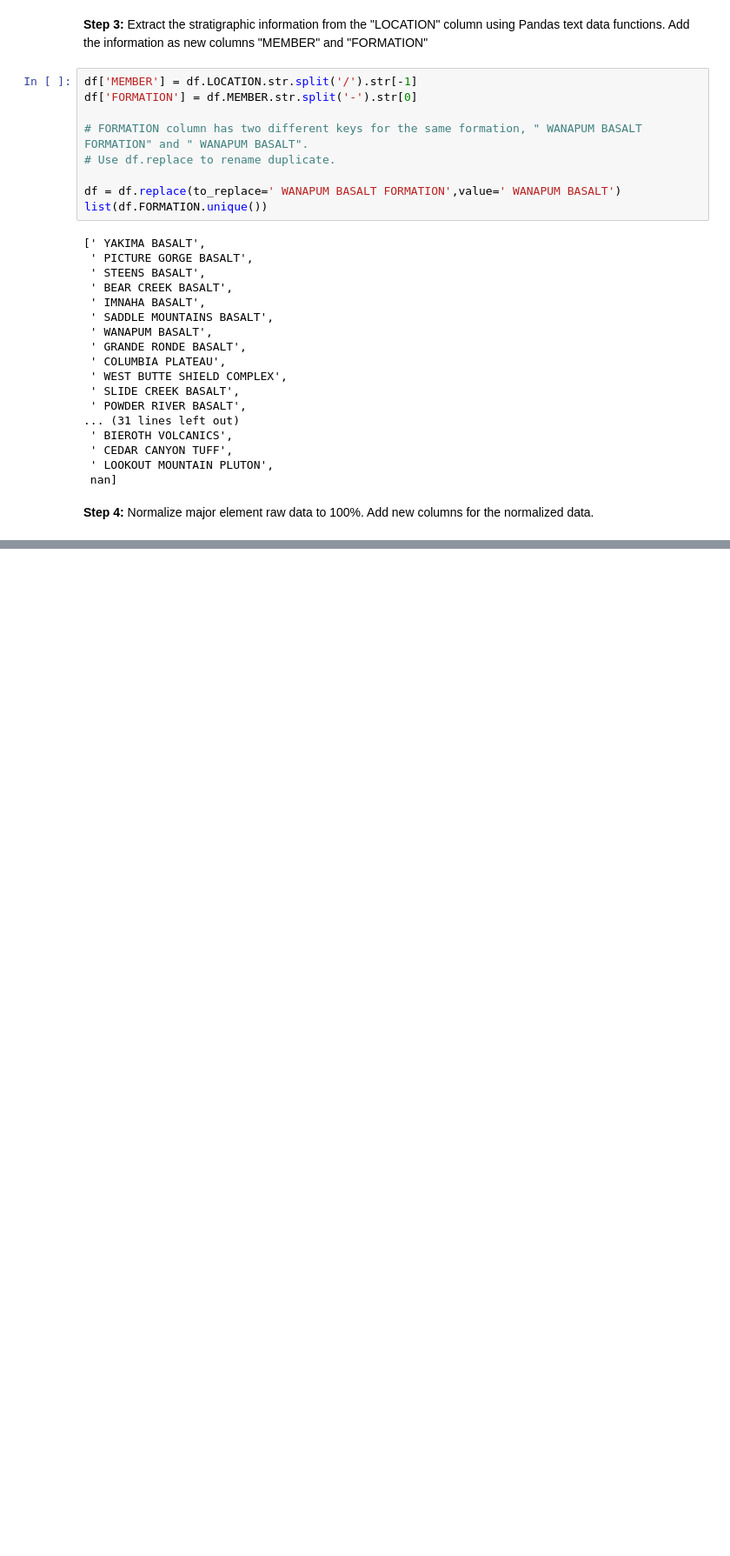
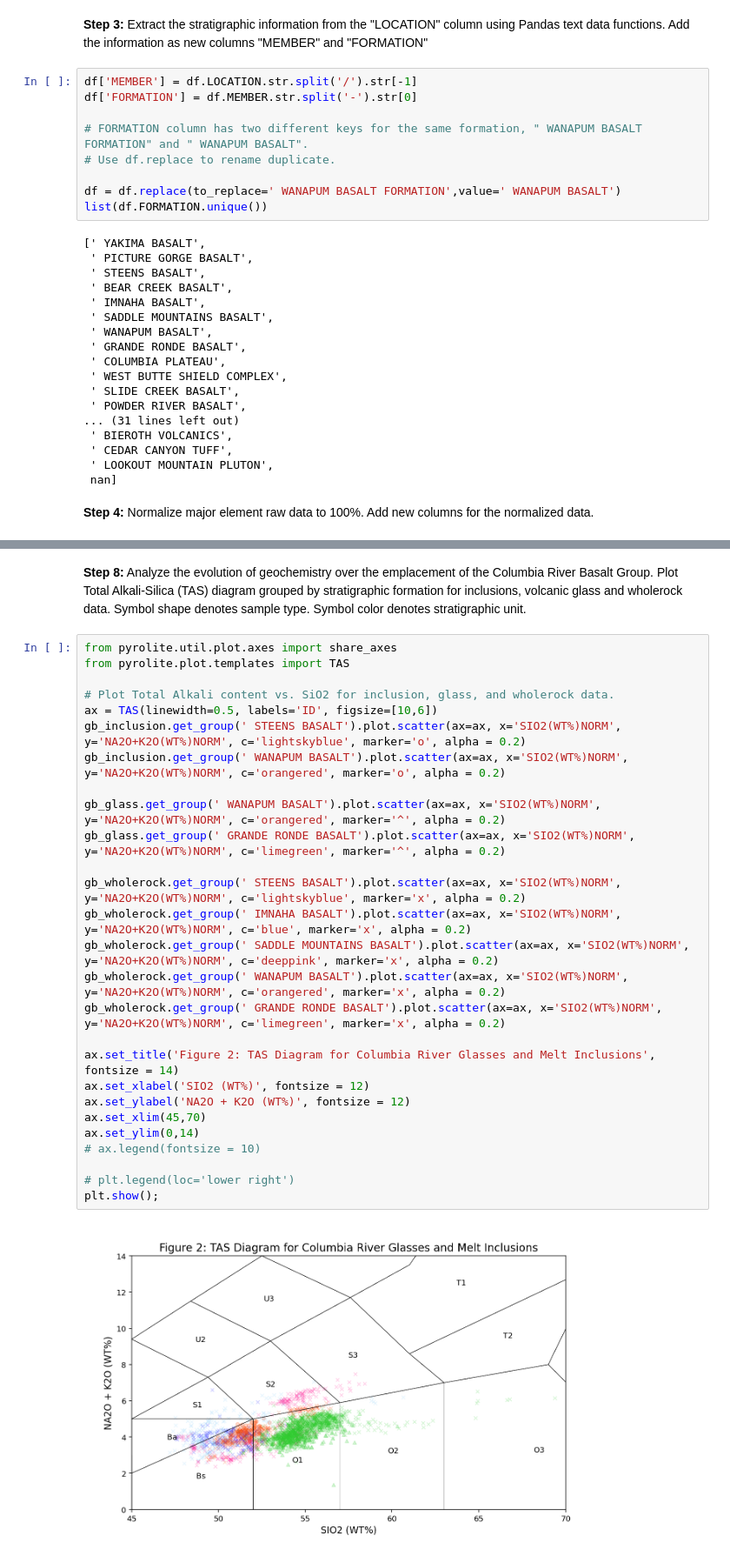
Before and after one commit to lhlinka/rces-final-project, a Jupyter notebook: finalproject.ipynb, the cells around one changed output, grey strips where cells are left out. Shown at 87% size. Saved outputs shown, nothing was run; the diff lists cells and outputs as text; blank space fills up the shorter version.

```diff
--- a/finalproject.ipynb
+++ b/finalproject.ipynb
@@ -245,0 +279,31 @@ ax[2].set_ylim(0,40);
+# %% [markdown]
+<b>Step 8:</b> Analyze the evolution of geochemistry over the emplacement of the Columbia River Basalt Group. Plot Total Alkali-Silica (TAS) diagram grouped by stratigraphic formation for inclusions, volcanic glass and wholerock data. Symbol shape denotes sample type. Symbol color denotes stratigraphic unit.
+# %%
+from pyrolite.util.plot.axes import share_axes
+from pyrolite.plot.templates import TAS
+
+# Plot Total Alkali content vs. SiO2 for inclusion, glass, and wholerock data.
+ax = TAS(linewidth=0.5, labels='ID', figsize=[10,6])
+gb_inclusion.get_group(' STEENS BASALT').plot.scatter(ax=ax, x='SIO2(WT%)NORM', y='NA2O+K2O(WT%)NORM', c='lightskyblue', marker='o', alpha = 0.2)
+gb_inclusion.get_group(' WANAPUM BASALT').plot.scatter(ax=ax, x='SIO2(WT%)NORM', y='NA2O+K2O(WT%)NORM', c='orangered', marker='o', alpha = 0.2)
+
+gb_glass.get_group(' WANAPUM BASALT').plot.scatter(ax=ax, x='SIO2(WT%)NORM', y='NA2O+K2O(WT%)NORM', c='orangered', marker='^', alpha = 0.2)
+gb_glass.get_group(' GRANDE RONDE BASALT').plot.scatter(ax=ax, x='SIO2(WT%)NORM', y='NA2O+K2O(WT%)NORM', c='limegreen', marker='^', alpha = 0.2)
+
+gb_wholerock.get_group(' STEENS BASALT').plot.scatter(ax=ax, x='SIO2(WT%)NORM', y='NA2O+K2O(WT%)NORM', c='lightskyblue', marker='x', alpha = 0.2)
+gb_wholerock.get_group(' IMNAHA BASALT').plot.scatter(ax=ax, x='SIO2(WT%)NORM', y='NA2O+K2O(WT%)NORM', c='blue', marker='x', alpha = 0.2)
+gb_wholerock.get_group(' SADDLE MOUNTAINS BASALT').plot.scatter(ax=ax, x='SIO2(WT%)NORM', y='NA2O+K2O(WT%)NORM', c='deeppink', marker='x', alpha = 0.2)
+gb_wholerock.get_group(' WANAPUM BASALT').plot.scatter(ax=ax, x='SIO2(WT%)NORM', y='NA2O+K2O(WT%)NORM', c='orangered', marker='x', alpha = 0.2)
+gb_wholerock.get_group(' GRANDE RONDE BASALT').plot.scatter(ax=ax, x='SIO2(WT%)NORM', y='NA2O+K2O(WT%)NORM', c='limegreen', marker='x', alpha = 0.2)
+
+ax.set_title('Figure 2: TAS Diagram for Columbia River Glasses and Melt Inclusions', fontsize = 14)
+ax.set_xlabel('SIO2 (WT%)', fontsize = 12)
+ax.set_ylabel('NA2O + K2O (WT%)', fontsize = 12)
+ax.set_xlim(45,70)
+ax.set_ylim(0,14)
+# ax.legend(fontsize = 10)
+
+# plt.legend(loc='lower right')
+plt.show();
+# %% [output]
+[figure, added]
```
Also changed, not shown: parts of 43 cells of this notebook.
